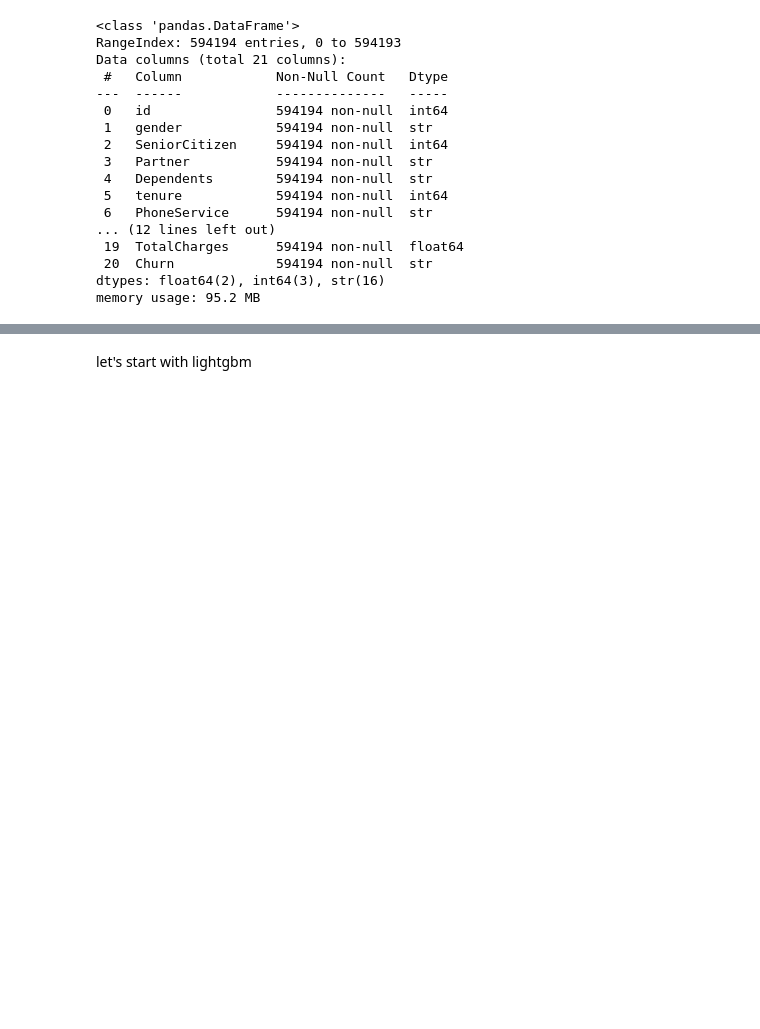
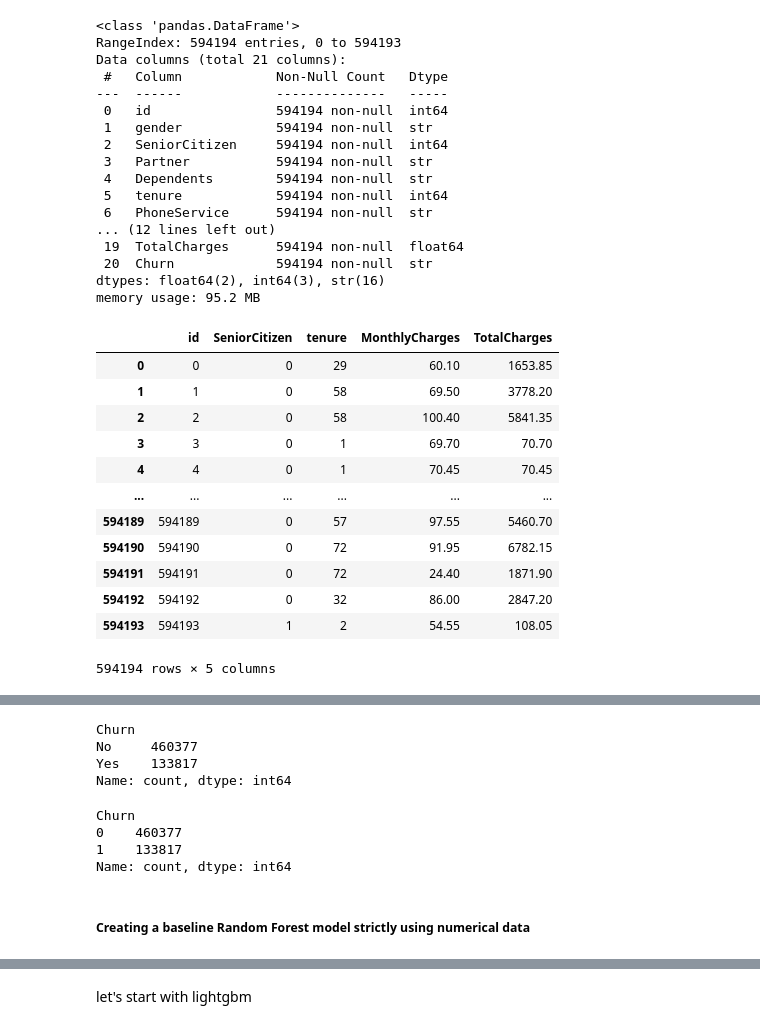
Before and after one commit to ranjan4git/kaggle-competitions, a Jupyter notebook: competitions/playground_s6e3_churn_prediction/notebooks/eda.ipynb, the cells around one changed output, grey strips where cells are left out. Drawn from its saved outputs; the diff is of its cells as text; code cells hidden in the pictures; blank space fills up the shorter version.

```diff
--- a/competitions/playground_s6e3_churn_prediction/notebooks/eda.ipynb
+++ b/competitions/playground_s6e3_churn_prediction/notebooks/eda.ipynb
@@ -24,6 +26,22 @@ Data columns (total 21 columns):
  20  Churn             594194 non-null  str
 dtypes: float64(2), int64(3), str(16)
 memory usage: 95.2 MB
+# %%
+train_df.select_dtypes(include=np.number)
+# %% [output]
+|  | id | SeniorCitizen | tenure | MonthlyCharges | TotalCharges |
+| 0 | 0 | 0 | 29 | 60.10 | 1653.85 |
+| 1 | 1 | 0 | 58 | 69.50 | 3778.20 |
+| 2 | 2 | 0 | 58 | 100.40 | 5841.35 |
+| 3 | 3 | 0 | 1 | 69.70 | 70.70 |
+| 4 | 4 | 0 | 1 | 70.45 | 70.45 |
+| ... | ... | ... | ... | ... | ... |
+| 594189 | 594189 | 0 | 57 | 97.55 | 5460.70 |
+| 594190 | 594190 | 0 | 72 | 91.95 | 6782.15 |
+| 594191 | 594191 | 0 | 72 | 24.40 | 1871.90 |
+| 594192 | 594192 | 0 | 32 | 86.00 | 2847.20 |
+| 594193 | 594193 | 1 | 2 | 54.55 | 108.05 |
+594194 rows × 5 columns
 # %%
 train_df.select_dtypes(exclude=np.number)
 # %% [output]
@@ -42,3 +60,20 @@ train_df.select_dtypes(exclude=np.number)
 594194 rows × 16 columns
 # %%
 target_col = 'Churn'
+# %%
+train_df[target_col].value_counts()
+# %% [output]
+Churn
+No     460377
+Yes    133817
+Name: count, dtype: int64
+# %%
+train_df[target_col] = train_df[target_col].map({"Yes": 1, "No": 0})
+train_df[target_col].value_counts()
+# %% [output]
+Churn
+0    460377
+1    133817
+Name: count, dtype: int64
+# %% [markdown]
+##### Creating a baseline Random Forest model strictly using numerical data
```
Also changed, not shown: parts of 14 cells of this notebook.
